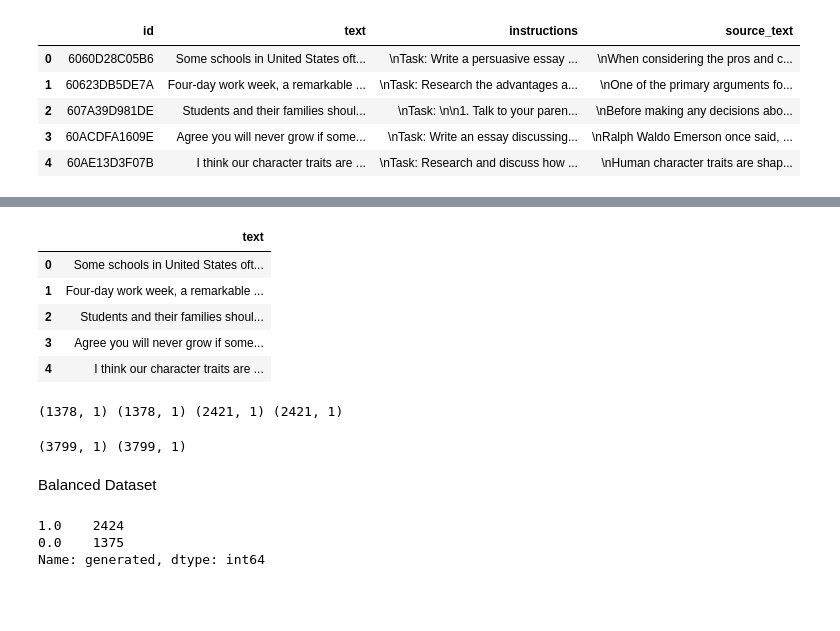
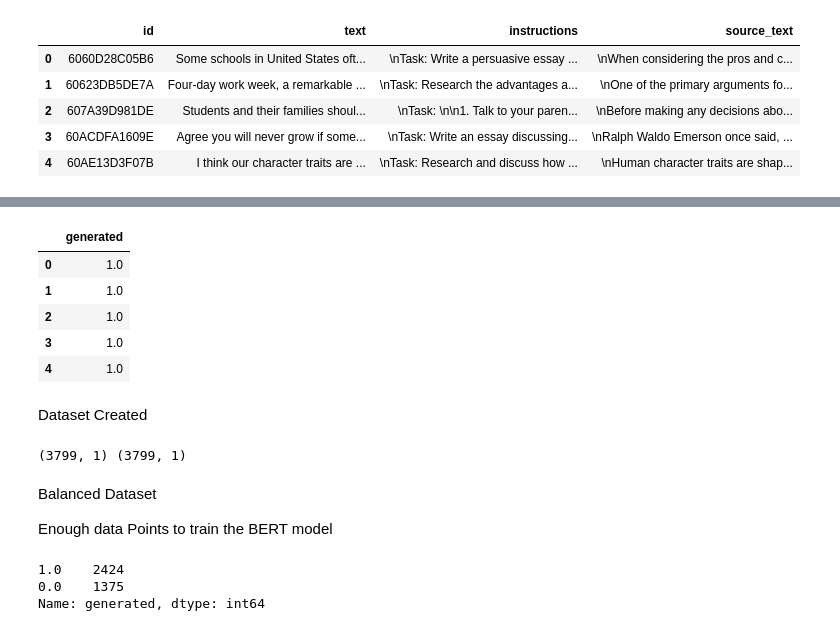
Before and after one commit to palswayam5/LLM-Model---Detect-AI-Generated-Text, a Jupyter notebook: BERT.ipynb, the cells around one changed output, grey strips where cells are left out. Cells and saved outputs as stored; diff of their text form; code cells hidden in the pictures; blank space fills up the shorter version.

Commit message:
Model Trained

```diff
--- a/BERT.ipynb
+++ b/BERT.ipynb
@@ -114,2 +130,2 @@ external_data.head()
 # %%
-X_external = external_data['text']
+external_text = pd.DataFrame(external_data['text'])
@@ -116,5 +141,5 @@ X_external = external_data['text']
 # %%
-y_external = np.zeros([X_external.shape[0]])
+external_generated = np.zeros([external_text.shape[0]])
 # %%
-for i in range(X_external.shape[0]):
-  y_external[i] = 1
+for i in range(external_text.shape[0]):
+  external_generated[i] = 1
@@ -124,9 +146,11 @@ y_external = pd.DataFrame(y_external,columns = ['generated'])
+# %%
+external_generated = pd.DataFrame(external_generated,columns = ['generated'])
 # %%
-X_external.head()
+external_generated.head()
 # %% [output]
-|  | text |
-| 0 | Some schools in United States oft... |
-| 1 | Four-day work week, a remarkable ... |
-| 2 | Students and their families shoul... |
-| 3 | Agree you will never grow if some... |
-| 4 | I think our character traits are ... |
+|  | generated |
+| 0 | 1.0 |
+| 1 | 1.0 |
+| 2 | 1.0 |
+| 3 | 1.0 |
+| 4 | 1.0 |
@@ -136 +157,3 @@ y = pd.DataFrame(y,columns = ['generated'])
+# %% [markdown]
+Dataset Created
 # %%
@@ -139,5 +162 @@ y_new = pd.concat([y,y_external],axis = 0)
-# %%
-print(X.shape,y.shape,X_external.shape,y_external.shape)
-# %% [output]
-(1378, 1) (1378, 1) (2421, 1) (2421, 1)
 # %%
@@ -145,4 +164,6 @@ print(X_new.shape,y_new.shape)
 # %% [output]
 (3799, 1) (3799, 1)
-# %% [markdown]
-Balanced Dataset
+# %% [markdown]
+Balanced Dataset
+
+Enough data Points to train the BERT model
```
Also changed, not shown: parts of 37 cells of this notebook.
